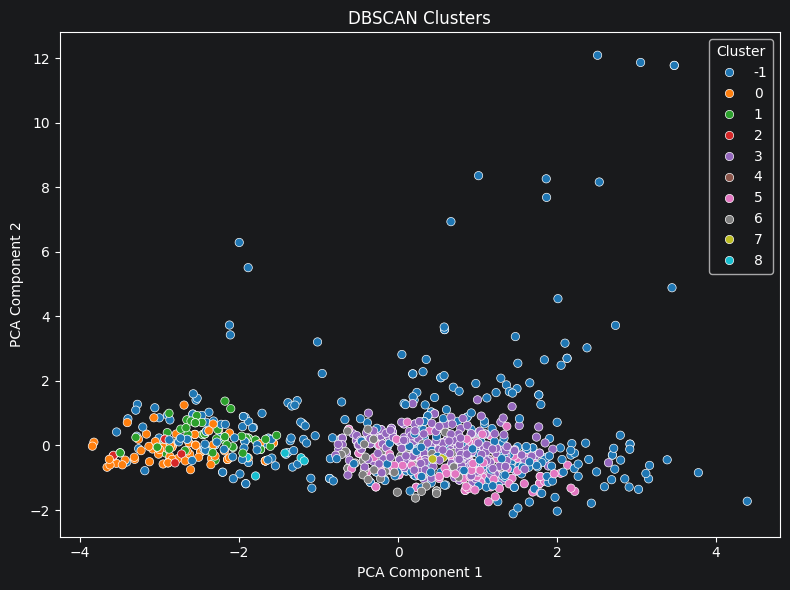
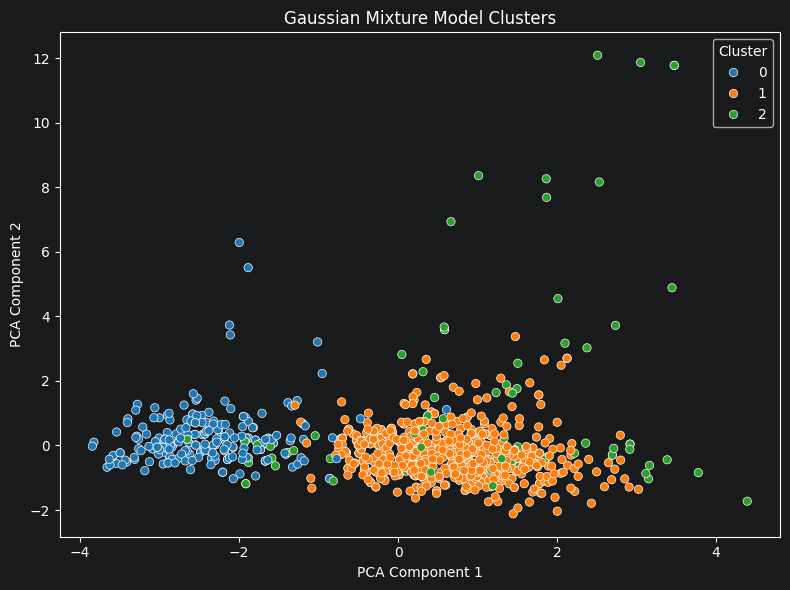
The notebook cell's code change between the first figure and the second:
--- before
+++ after
@@ -2,33 +2,22 @@
 
 sns.scatterplot(
-
     x=X_pca[:, 0],
-
     y=X_pca[:, 1],
-
-    hue=dbscan_labels,
-
+    hue=gmm_labels,
     palette="tab10"
 )
 
-plt.title("DBSCAN Clusters")
-
+plt.title("Gaussian Mixture Model Clusters")
 plt.xlabel("PCA Component 1")
-
 plt.ylabel("PCA Component 2")
-
 plt.legend(title="Cluster")
-
 plt.tight_layout()
 
 plt.savefig(
-
     os.path.join(
         IMAGE_PATH,
-        "dbscan_clusters.png"
+        "gmm_clusters.png"
     ),
-
     dpi=300,
-
     bbox_inches="tight"
 )

Commit: Removed Dbscan, bad output, used GMM instead